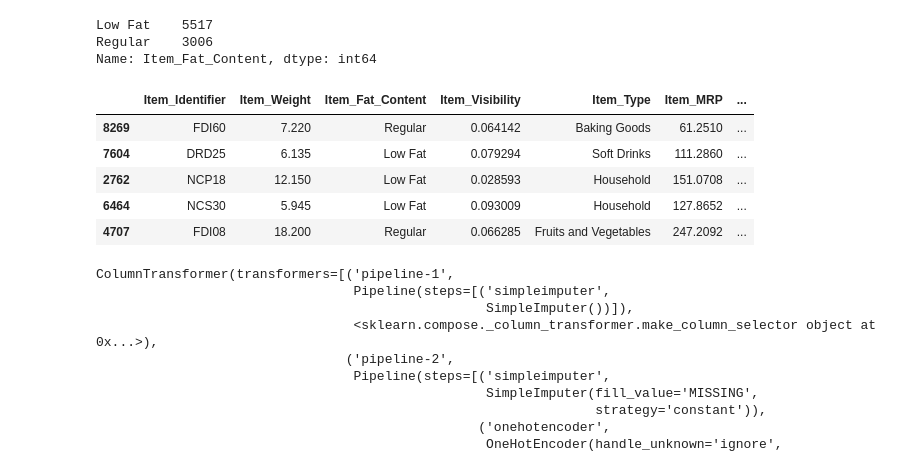
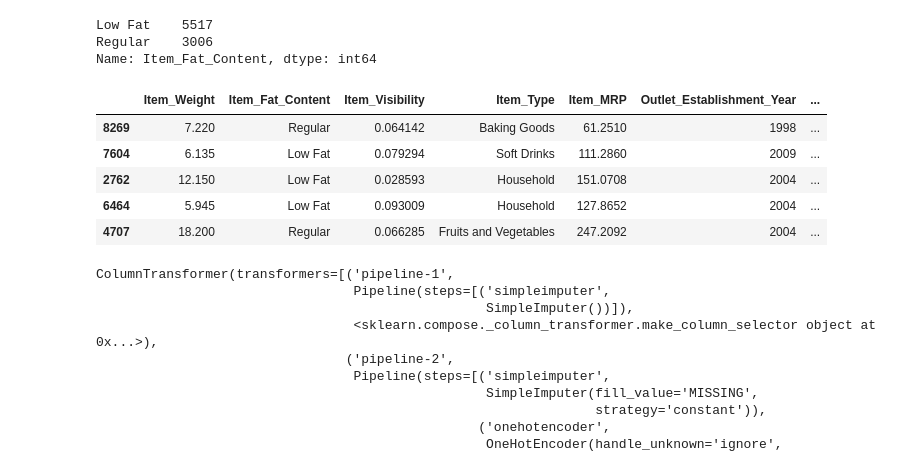
Before and after one commit to spockthompson/Supermarket-sales-predictions_Revisited, a Jupyter notebook: Project 1 - Revisited.ipynb, the cells around one changed output. Saved outputs shown, nothing was run; the diff lists cells and outputs as text; code cells hidden in the pictures.

```diff
--- a/Project 1 - Revisited.ipynb
+++ b/Project 1 - Revisited.ipynb
@@ -136,18 +136,18 @@ Regular    3006
 Name: Item_Fat_Content, dtype: int64
 # %%
 y = df['Item_Outlet_Sales']
-X = df.drop(columns=['Item_Outlet_Sales', 'Outlet_Identifier', 'Outlet_Location_Type'])
+X = df.drop(columns=['Item_Outlet_Sales', 'Outlet_Identifier', 'Outlet_Location_Type', 'Item_Identifier'])
 
 ## train-test-split with random state for reproducibility
 X_train, X_test, y_train, y_test = train_test_split(X,y, random_state=SEED)
 X_train.head()
 # %% [output]
-|  | Item_Identifier | Item_Weight | Item_Fat_Content | Item_Visibility | Item_Type | Item_MRP | ... |
-| 8269 | FDI60 | 7.220 | Regular | 0.064142 | Baking Goods | 61.2510 | ... |
-| 7604 | DRD25 | 6.135 | Low Fat | 0.079294 | Soft Drinks | 111.2860 | ... |
-| 2762 | NCP18 | 12.150 | Low Fat | 0.028593 | Household | 151.0708 | ... |
-| 6464 | NCS30 | 5.945 | Low Fat | 0.093009 | Household | 127.8652 | ... |
-| 4707 | FDI08 | 18.200 | Regular | 0.066285 | Fruits and Vegetables | 247.2092 | ... |
+|  | Item_Weight | Item_Fat_Content | Item_Visibility | Item_Type | Item_MRP | Outlet_Establishment_Year | ... |
+| 8269 | 7.220 | Regular | 0.064142 | Baking Goods | 61.2510 | 1998 | ... |
+| 7604 | 6.135 | Low Fat | 0.079294 | Soft Drinks | 111.2860 | 2009 | ... |
+| 2762 | 12.150 | Low Fat | 0.028593 | Household | 151.0708 | 2004 | ... |
+| 6464 | 5.945 | Low Fat | 0.093009 | Household | 127.8652 | 2004 | ... |
+| 4707 | 18.200 | Regular | 0.066285 | Fruits and Vegetables | 247.2092 | 2004 | ... |
 # %%
 ## make pipelines for categorical vs numeric data
 cat_sel = make_column_selector(dtype_include='object')
```
Also changed, not shown: parts of 12 cells of this notebook, 10 other files.
